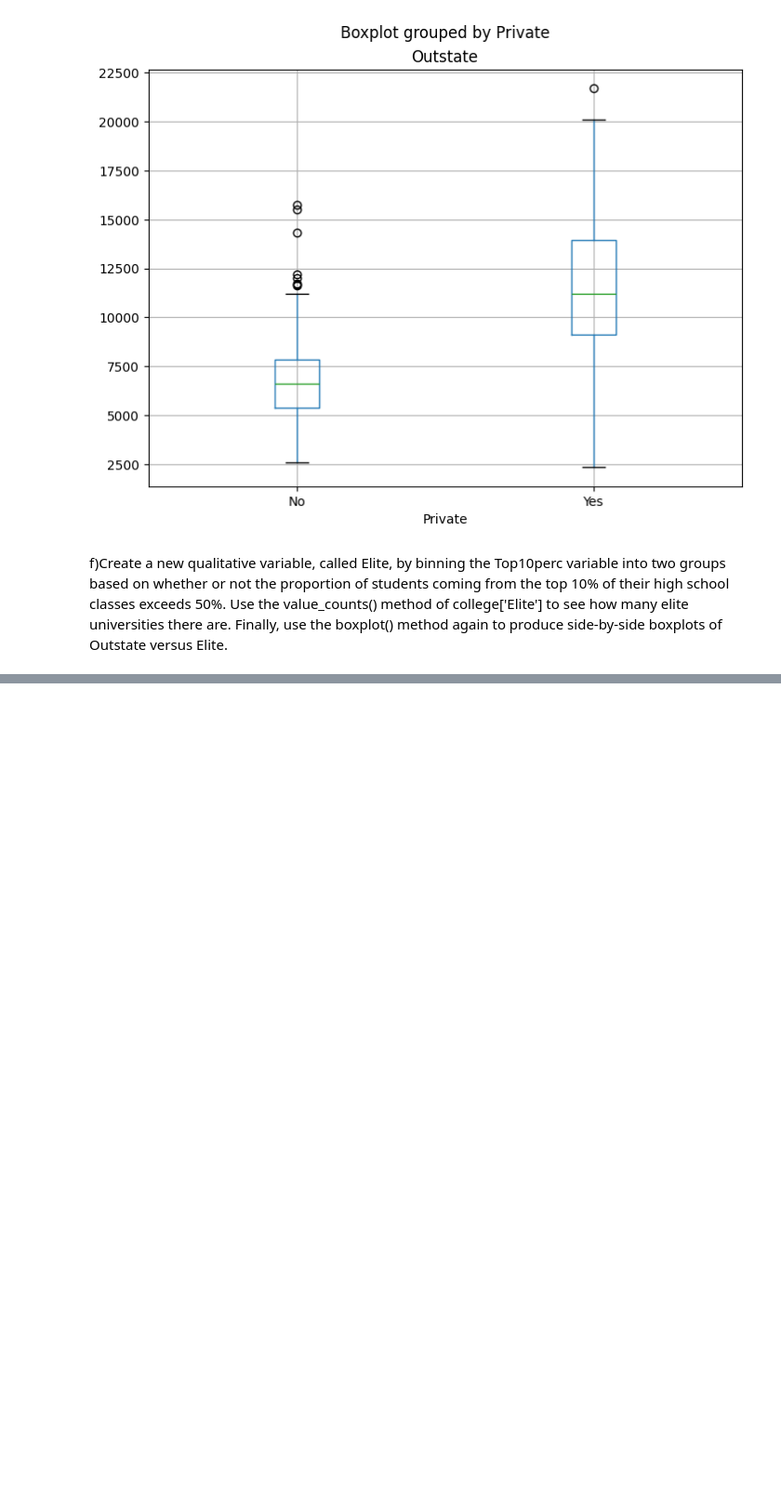
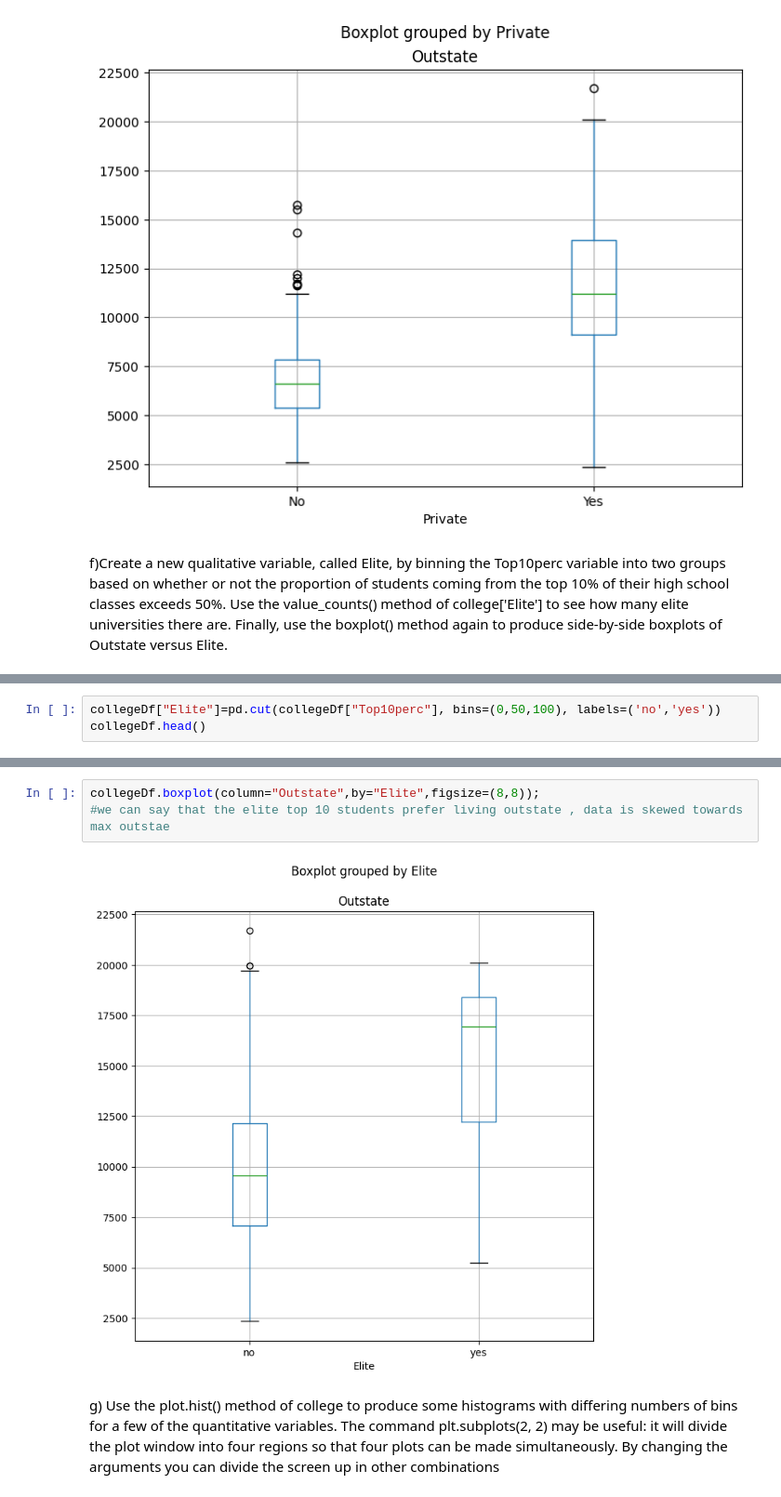
Before and after one commit to PrateekMinhas09/Data-Statistics-and-modeling-w-Python, a Jupyter notebook: Statistical_Learning: Ch2/AppliedExercise.ipynb, the cells around one changed output, grey strips where cells are left out. Shown: that part at 93% size. Cells and saved outputs as stored; diff of their text form; blank space fills up the shorter version.

Commit message:
Implement code to analyse the college dataset from ISRP

```diff
--- a/Statistical_Learning: Ch2/AppliedExercise.ipynb
+++ b/Statistical_Learning: Ch2/AppliedExercise.ipynb
@@ -130,0 +161,3 @@ again to produce side-by-side boxplots of Outstate versus Elite.
+# %%
+collegeDf["Elite"]=pd.cut(collegeDf["Top10perc"], bins=(0,50,100), labels=('no','yes'))
+collegeDf.head()
@@ -130,0 +180,9 @@ again to produce side-by-side boxplots of Outstate versus Elite.
+# %%
+collegeDf.boxplot(column="Outstate",by="Elite",figsize=(8,8));
+#we can say that the elite top 10 students prefer living outstate , data is skewed towards max outstae
+# %% [output]
+[figure, added]
+# %% [markdown]
+g) Use the plot.hist() method of college to produce some histograms with differing numbers of bins for a few of the quantitative variables. The command plt.subplots(2, 2) may be useful: it will divide the plot window into four regions so that four
+plots can be made simultaneously. By changing the arguments
+you can divide the screen up in other combinations
```
Also changed, not shown: parts of 20 cells of this notebook.
